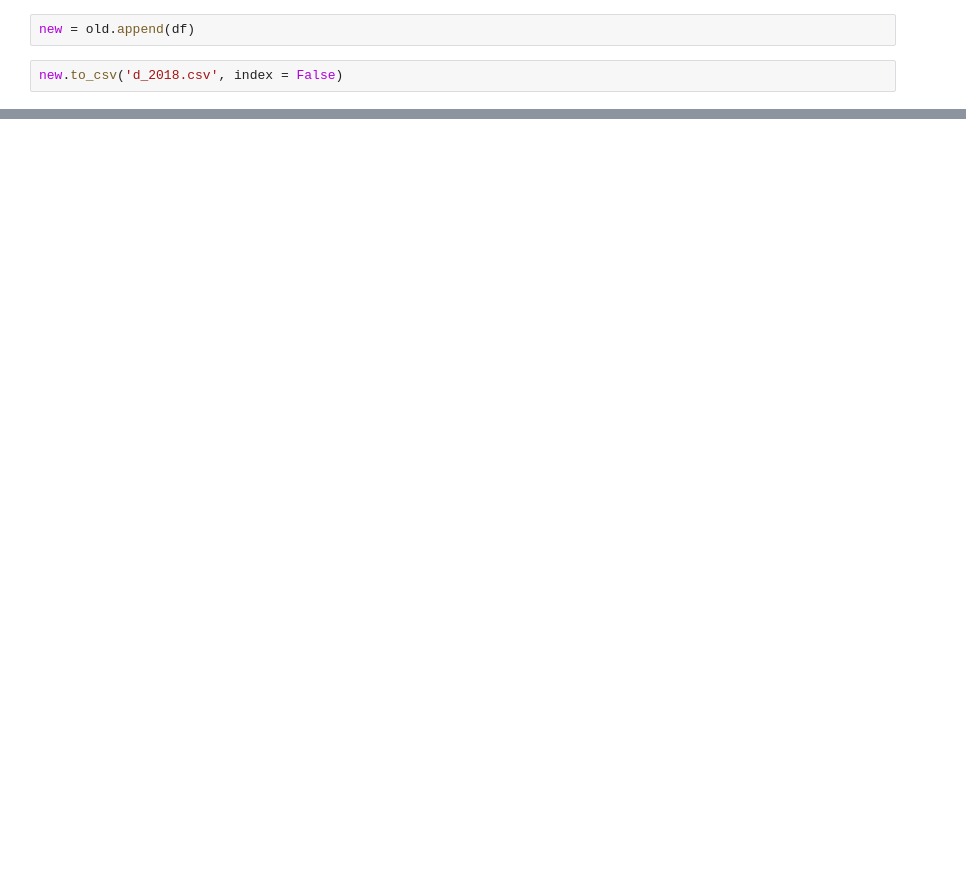
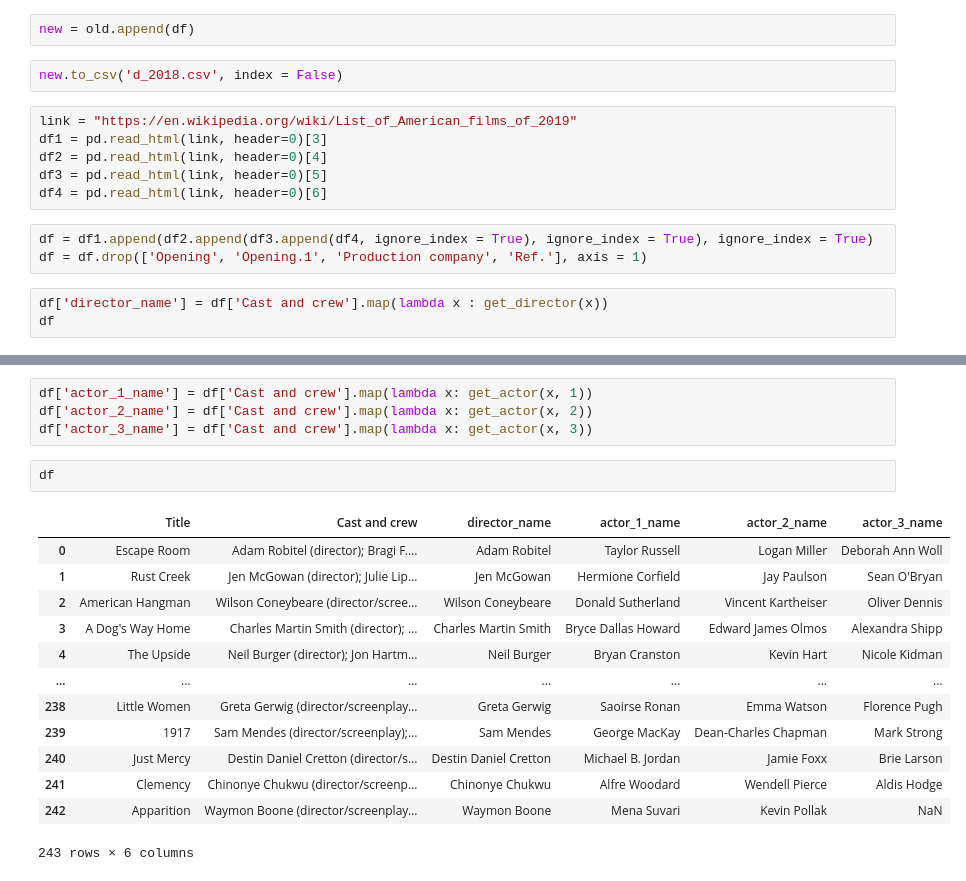
Before and after one commit to Rhithick02/Recommendation-Engine, a Jupyter notebook: New_Content_Filtering/Data_Cleaning.ipynb, the cells around one changed output, grey strips where cells are left out. Cells and saved outputs as stored; diff of their text form; blank space fills up the shorter version.

```diff
--- a/New_Content_Filtering/Data_Cleaning.ipynb
+++ b/New_Content_Filtering/Data_Cleaning.ipynb
@@ -317,3 +317,15 @@ old
 new = old.append(df)
 # %%
 new.to_csv('d_2018.csv', index = False)
+# %%
+link = "https://en.wikipedia.org/wiki/List_of_American_films_of_2019"
+df1 = pd.read_html(link, header=0)[3]
+df2 = pd.read_html(link, header=0)[4]
+df3 = pd.read_html(link, header=0)[5]
+df4 = pd.read_html(link, header=0)[6]
+# %%
+df = df1.append(df2.append(df3.append(df4, ignore_index = True), ignore_index = True), ignore_index = True)
+df = df.drop(['Opening', 'Opening.1', 'Production company', 'Ref.'], axis = 1)
+# %%
+df['director_name'] = df['Cast and crew'].map(lambda x : get_director(x))
+df
@@ -319,0 +346,20 @@ new.to_csv('d_2018.csv', index = False)
+# %%
+df['actor_1_name'] = df['Cast and crew'].map(lambda x: get_actor(x, 1))
+df['actor_2_name'] = df['Cast and crew'].map(lambda x: get_actor(x, 2))
+df['actor_3_name'] = df['Cast and crew'].map(lambda x: get_actor(x, 3))
+# %%
+df
+# %% [output]
+|  | Title | Cast and crew | director_name | actor_1_name | actor_2_name | actor_3_name |
+| 0 | Escape Room | Adam Robitel (director); Bragi F.... | Adam Robitel | Taylor Russell | Logan Miller | Deborah Ann Woll |
+| 1 | Rust Creek | Jen McGowan (director); Julie Lip... | Jen McGowan | Hermione Corfield | Jay Paulson | Sean O'Bryan |
+| 2 | American Hangman | Wilson Coneybeare (director/scree... | Wilson Coneybeare | Donald Sutherland | Vincent Kartheiser | Oliver Dennis |
+| 3 | A Dog's Way Home | Charles Martin Smith (director); ... | Charles Martin Smith | Bryce Dallas Howard | Edward James Olmos | Alexandra Shipp |
+| 4 | The Upside | Neil Burger (director); Jon Hartm... | Neil Burger | Bryan Cranston | Kevin Hart | Nicole Kidman |
+| ... | ... | ... | ... | ... | ... | ... |
+| 238 | Little Women | Greta Gerwig (director/screenplay... | Greta Gerwig | Saoirse Ronan | Emma Watson | Florence Pugh |
+| 239 | 1917 | Sam Mendes (director/screenplay);... | Sam Mendes | George MacKay | Dean-Charles Chapman | Mark Strong |
+| 240 | Just Mercy | Destin Daniel Cretton (director/s... | Destin Daniel Cretton | Michael B. Jordan | Jamie Foxx | Brie Larson |
+| 241 | Clemency | Chinonye Chukwu (director/screenp... | Chinonye Chukwu | Alfre Woodard | Wendell Pierce | Aldis Hodge |
+| 242 | Apparition | Waymon Boone (director/screenplay... | Waymon Boone | Mena Suvari | Kevin Pollak | NaN |
+243 rows × 6 columns
```
Also changed, not shown: parts of 9 cells of this notebook, 1 other file.
